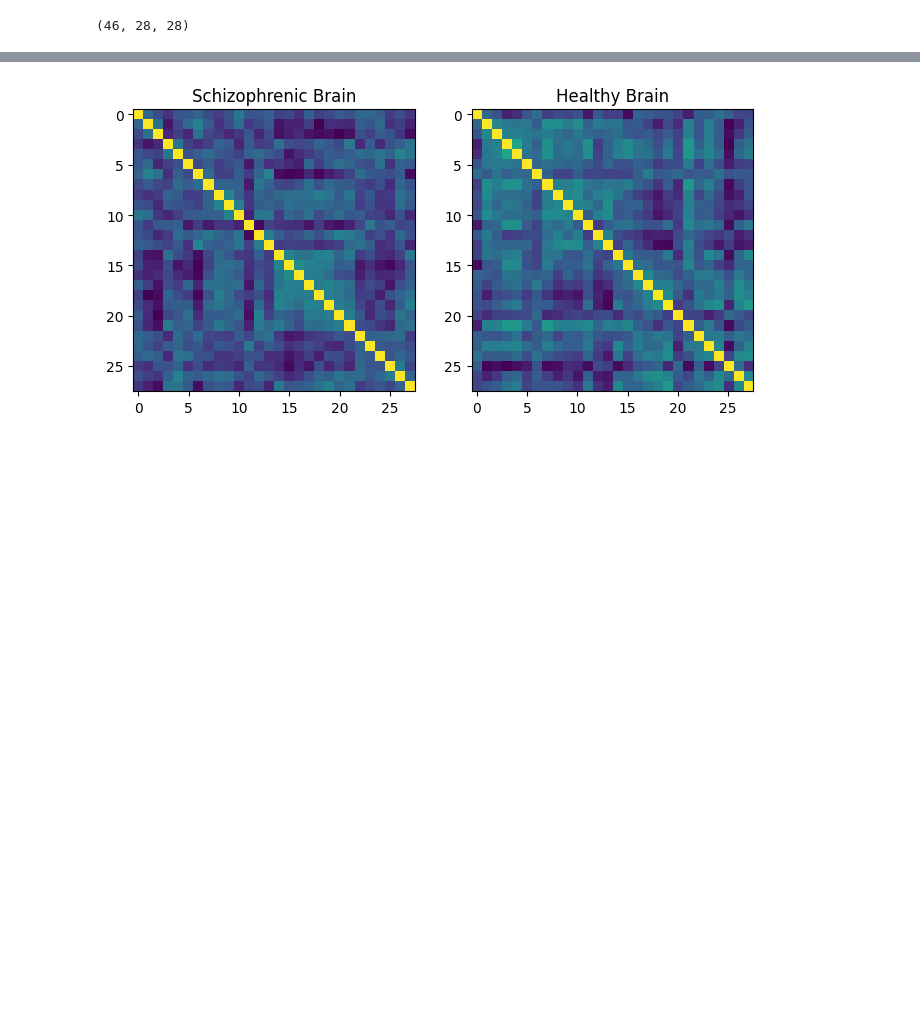
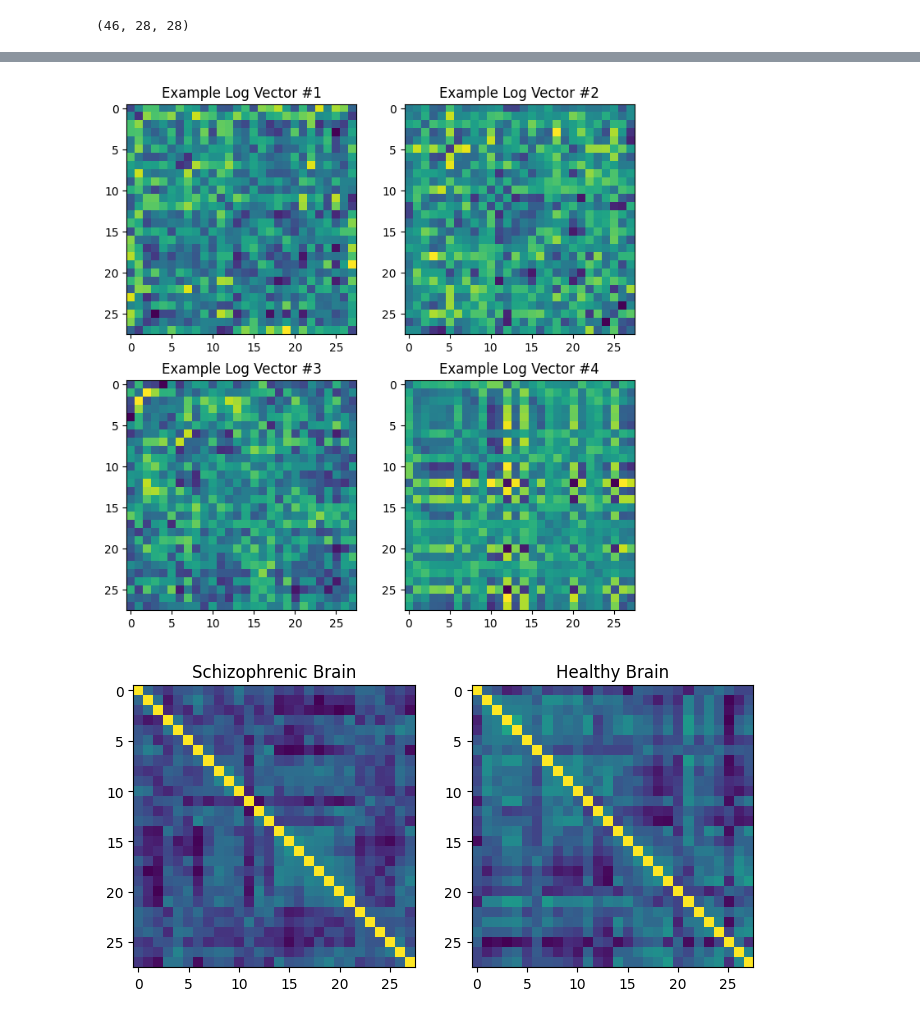
Before and after one commit to mariannearriola/dd-brain-shapes, a Jupyter notebook: shape-vis.ipynb, the cells around one changed output, grey strips where cells are left out. Drawn from its saved outputs; the diff is of its cells as text; code cells hidden in the pictures; blank space fills up the shorter version.

```diff
--- a/shape-vis.ipynb
+++ b/shape-vis.ipynb
@@ -103,3 +105,34 @@ plt.hist(sqrd_dist,range=(0,np.max(sqrd_dist)))
+# %%
+log_vec = np.zeros((40*46, 28, 28))
+k = 0
+for i in range(len(healthy_spd[:])):
+    for j in range(len(schiz_spd[:])):
+        log_vec[k] = (spd_affine.log(healthy_spd[i], schiz_spd[j]))
+        k += 1
+# %%
+random_vecs = np.random.randint(log_vec.shape[0], size=4)
+
+fig = plt.figure(figsize=(8, 8))
+
+ax = fig.add_subplot(221)
+imgplot = ax.imshow(log_vec[random_vecs[0]])
+ax.set_title('Example Log Vector #1')
+
+ax = fig.add_subplot(222)
+imgplot = ax.imshow(log_vec[random_vecs[1]])
+ax.set_title('Example Log Vector #2')
+
+ax = fig.add_subplot(223)
+imgplot = ax.imshow(log_vec[random_vecs[2]])
+ax.set_title('Example Log Vector #3')
+
+ax = fig.add_subplot(224)
+imgplot = ax.imshow(log_vec[random_vecs[3]])
+ax.set_title('Example Log Vector #4')
+
+plt.show()
+# %% [output]
+[figure, added]
 # %%
 labels_str = ["Healthy Brain", "Schizophrenic Brain"]
 
```
Also changed, not shown: parts of 4 cells of this notebook, 1 other file.
